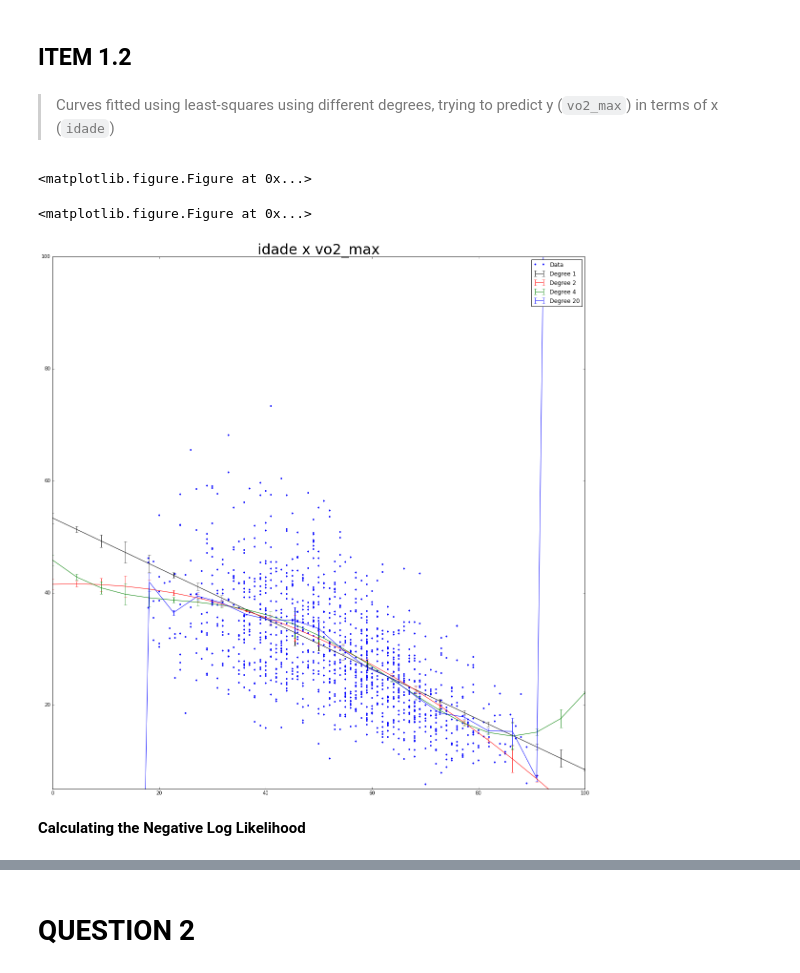
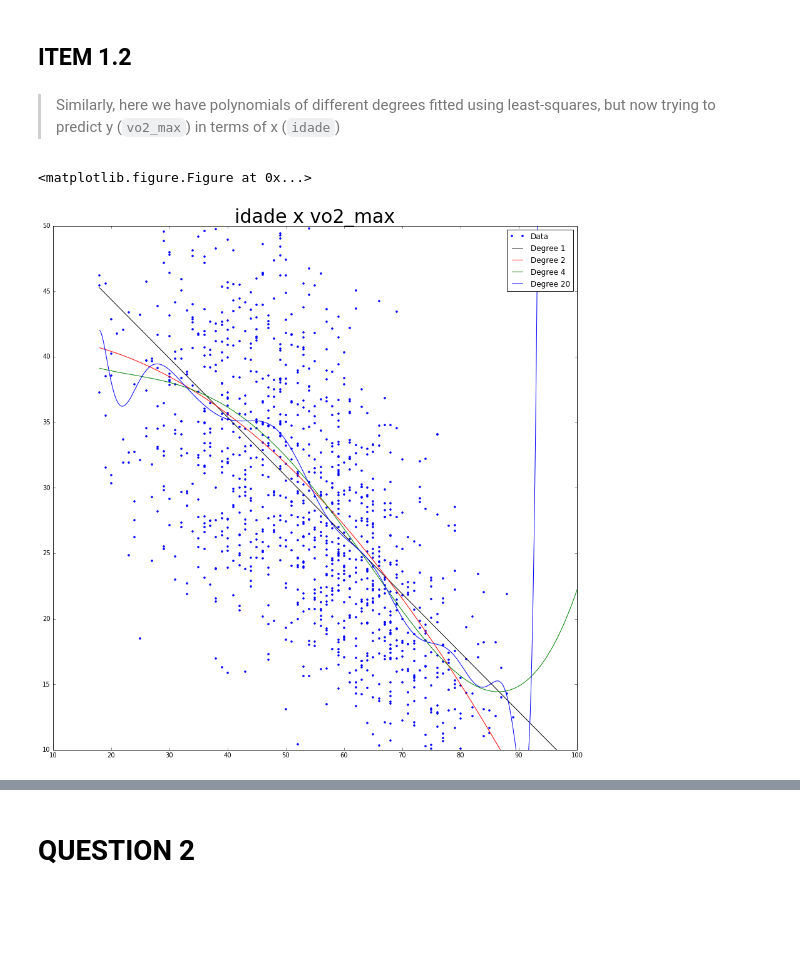
Before and after one commit to queirozfcom/statistical-learning, a Jupyter notebook: notebooks/list-2.ipynb, the cells around one changed output, grey strips where cells are left out. Drawn from its saved outputs; the diff is of its cells as text; code cells hidden in the pictures; blank space fills up the shorter version.

```diff
--- a/notebooks/list-2.ipynb
+++ b/notebooks/list-2.ipynb
@@ -131,42 +219,36 @@ For degree 20 (w = [ -1.62315958e-43   4.24159529e-40  -4.39469037e-37   2.01606
 # %% [markdown]
 ## ITEM 1.2
 # %% [markdown]
-> Curves fitted using least-squares using different degrees, trying to predict y (`vo2_max`) in terms of x (`idade`)
+> Similarly, here we have polynomials of different degrees fitted using least-squares, but now trying to predict y (`vo2_max`) in terms of x (`idade`)
 # %%
 x = df['idade'].values
 y = df['vo2_max'].values
 
 plt.clf()
 
 params_1 = np.polyfit(x,y,deg=1)
 params_2 = np.polyfit(x,y,deg=2)
 params_4 = np.polyfit(x,y,deg=4)
 params_20 = np.polyfit(x,y,deg=20)
 
 p1 = np.poly1d(params_1)
 p2 = np.poly1d(params_2)
 p4 = np.poly1d(params_4)
 p20 = np.poly1d(params_20)
-plt.figure(figsize=(20,20))
+plt.figure(figsize=(15,15))
 
-plt.figure(figsize=(20,20))
-
-xs = np.linspace(0,450,100)
+xs = np.linspace(x.min(),x.max()+100,len(x))
 
 plt.title("idade x vo2_max",{'fontsize':30})
 plt.plot(x,y,'.',label="Data")
-error = np.random.normal(MU,SIGMA,len(xs))
 
-plt.errorbar(xs,p1(xs),yerr=error,fmt='k-', label='Degree 1')
-plt.errorbar(xs,p2(xs),yerr=error,fmt='r-', label='Degree 2')
-plt.errorbar(xs,p4(xs),yerr=error,fmt='g-', label='Degree 4')
-plt.errorbar(xs,p20(xs),yerr=error,fmt='b-', label='Degree 20')
-plt.ylim(5,100)
-plt.xlim(0,100)
+plt.plot(xs,p1(xs),'k-', label='Degree 1')
+plt.plot(xs,p2(xs),'r-', label='Degree 2')
+plt.plot(xs,p4(xs),'g-', label='Degree 4')
+plt.plot(xs,p20(xs),'b-', label='Degree 20')
+plt.ylim(10,50)
+plt.xlim(10,100)
 _ = plt.legend()
 # %% [output]
 <matplotlib.figure.Figure at 0x...>
-<matplotlib.figure.Figure at 0x...>
-[figure, old version]
+[figure, new version]
-# %% [markdown]
-**Calculating the Negative Log Likelihood**
```
Also changed, not shown: parts of 22 cells of this notebook.
